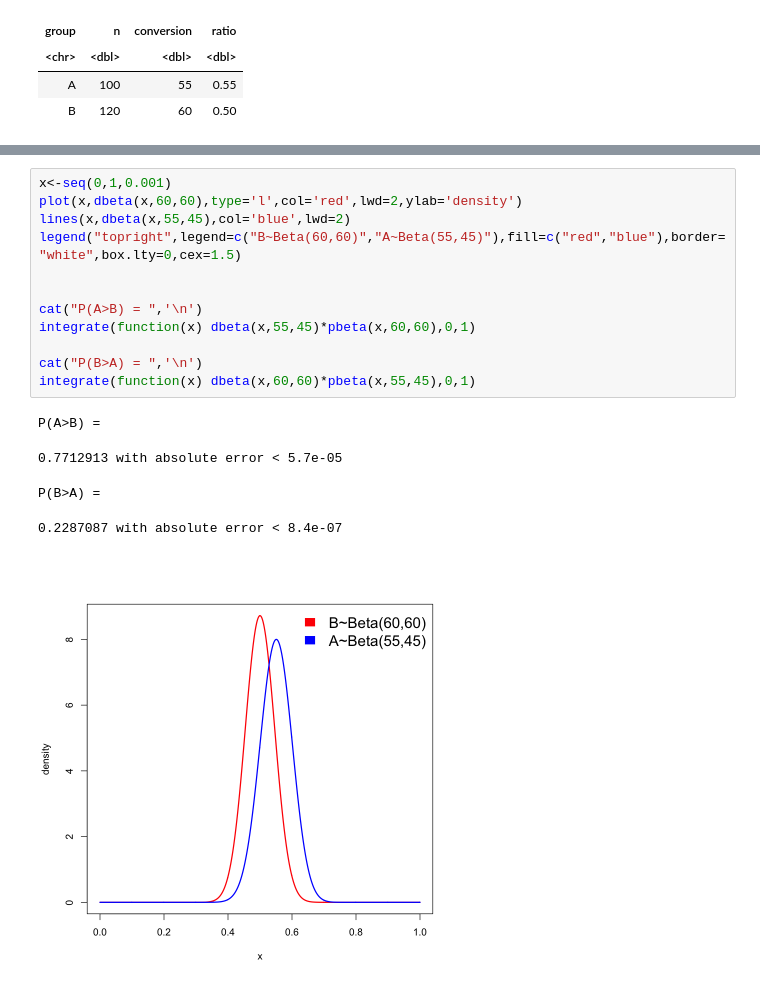
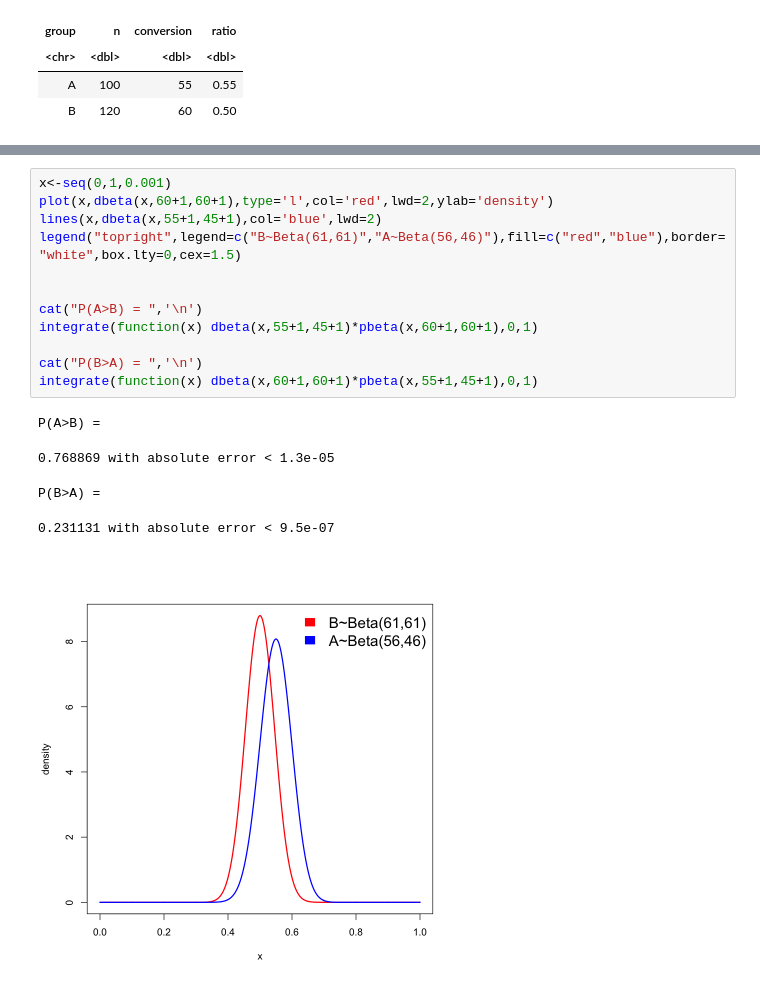
Before and after one commit to Yimdh/progress, a Jupyter notebook: stat/abtest/bayesian/IntroBayesian.ipynb, the cells around one changed output, grey strips where cells are left out. Saved outputs shown, nothing was run; the diff lists cells and outputs as text.

```diff
--- a/stat/abtest/bayesian/IntroBayesian.ipynb
+++ b/stat/abtest/bayesian/IntroBayesian.ipynb
@@ -99,20 +97,20 @@ $$\therefore p_{A,B}(a,b) = p(a|A)p(b|B)$$
 $$p(A>B)=\int^1_{a=0}\int_{b=0}^ap(a|A)p(b|B)$$
 # %%
 x<-seq(0,1,0.001)
-plot(x,dbeta(x,60,60),type='l',col='red',lwd=2,ylab='density')
-lines(x,dbeta(x,55,45),col='blue',lwd=2)
-legend("topright",legend=c("B~Beta(60,60)","A~Beta(55,45)"),fill=c("red","blue"),border="white",box.lty=0,cex=1.5)
+plot(x,dbeta(x,60+1,60+1),type='l',col='red',lwd=2,ylab='density')
+lines(x,dbeta(x,55+1,45+1),col='blue',lwd=2)
+legend("topright",legend=c("B~Beta(61,61)","A~Beta(56,46)"),fill=c("red","blue"),border="white",box.lty=0,cex=1.5)
 
 
 cat("P(A>B) = ",'\n')
-integrate(function(x) dbeta(x,55,45)*pbeta(x,60,60),0,1)
+integrate(function(x) dbeta(x,55+1,45+1)*pbeta(x,60+1,60+1),0,1)
 
 cat("P(B>A) = ",'\n')
-integrate(function(x) dbeta(x,60,60)*pbeta(x,55,45),0,1)
+integrate(function(x) dbeta(x,60+1,60+1)*pbeta(x,55+1,45+1),0,1)
 # %% [output]
 P(A>B) =
-0.7712913 with absolute error < 5.7e-05
+0.768869 with absolute error < 1.3e-05
 P(B>A) =
-0.2287087 with absolute error < 8.4e-07
+0.231131 with absolute error < 9.5e-07
-[figure, old version]
+[figure, new version]
 # %% [markdown]
```
Also changed, not shown: parts of 5 cells of this notebook.
